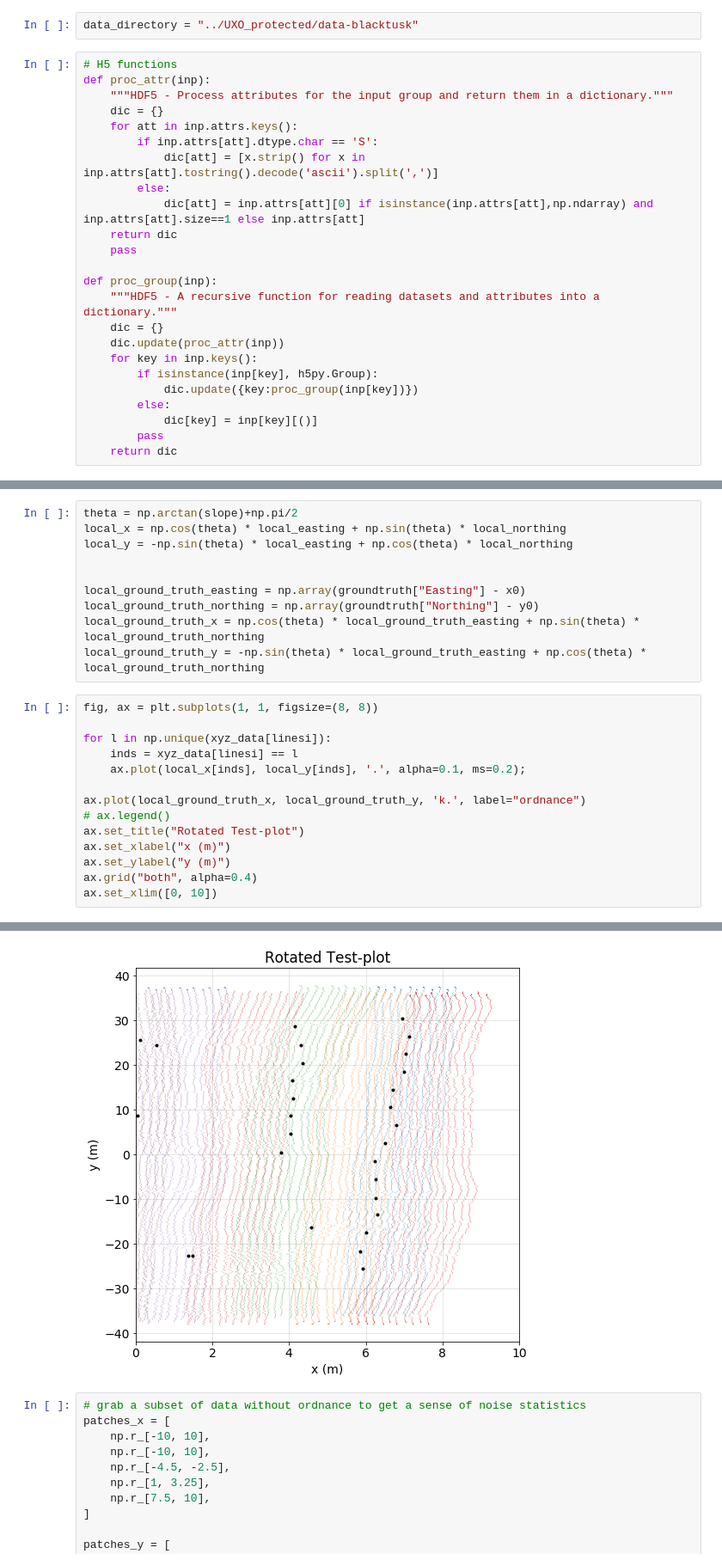
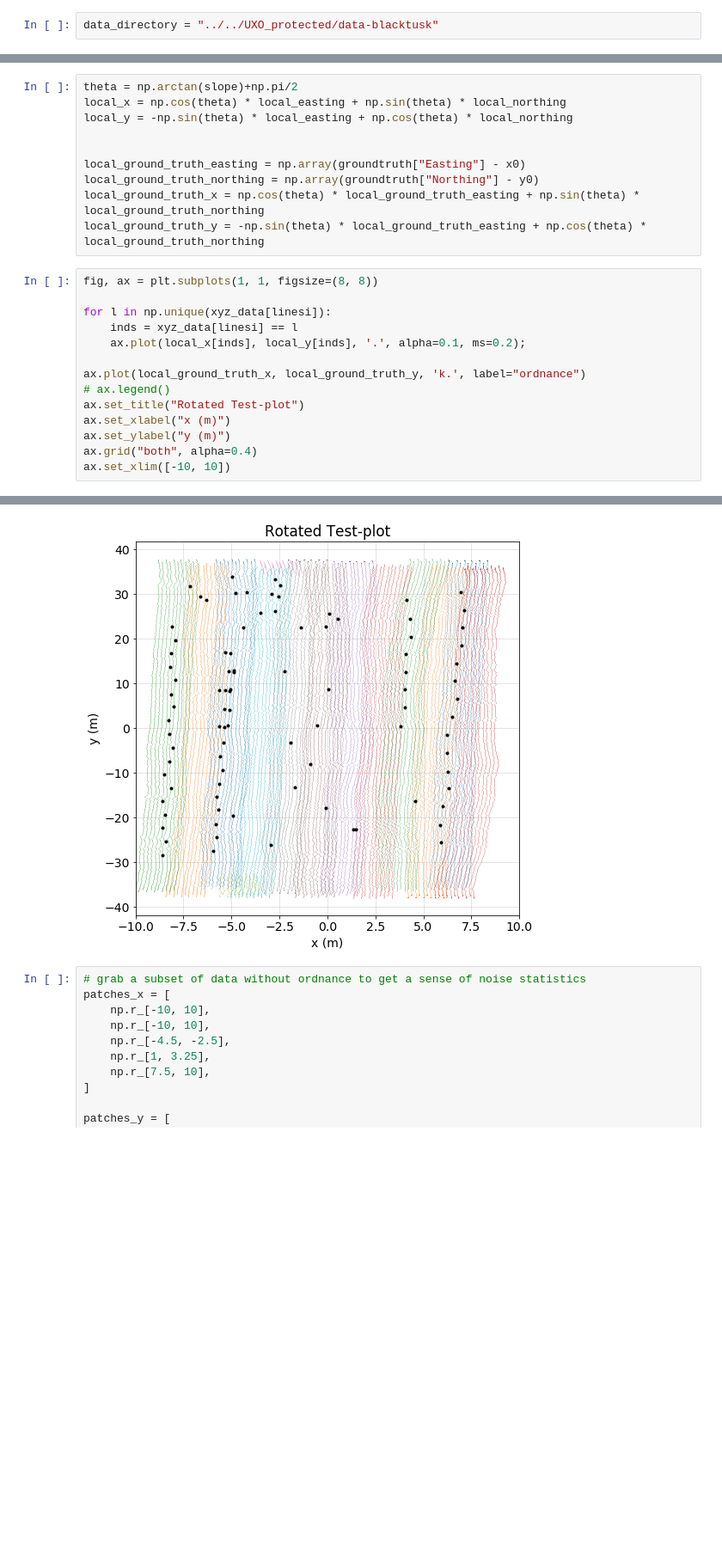
Before and after one commit to lheagy/uxo-workspace, a Jupyter notebook: plotting_test_data_and_noise.ipynb, the cells around one changed output, grey strips where cells are left out. Shown at 86% size. Drawn from its saved outputs; the diff is of its cells as text; blank space fills up the shorter version.

```diff
--- a/plotting_test_data.ipynb
+++ b/plotting_test_data_and_noise.ipynb
@@ -18,30 +27,6 @@ from matplotlib.colors import Normalize
 from matplotlib import rcParams
 rcParams["font.size"]=14
 # %%
-data_directory = "../UXO_protected/data-blacktusk"
+data_directory = "../../UXO_protected/data-blacktusk"
-# %%
-# H5 functions
-def proc_attr(inp):
-    """HDF5 - Process attributes for the input group and return them in a dictionary."""
-    dic = {}
-    for att in inp.attrs.keys():
-        if inp.attrs[att].dtype.char == 'S':
-            dic[att] = [x.strip() for x in inp.attrs[att].tostring().decode('ascii').split(',')]
-        else:
-            dic[att] = inp.attrs[att][0] if isinstance(inp.attrs[att],np.ndarray) and inp.attrs[att].size==1 else inp.attrs[att]
-    return dic
-    pass
-
-def proc_group(inp):
-    """HDF5 - A recursive function for reading datasets and attributes into a dictionary."""
-    dic = {}
-    dic.update(proc_attr(inp))
-    for key in inp.keys():
-        if isinstance(inp[key], h5py.Group):
-            dic.update({key:proc_group(inp[key])})
-        else:
-            dic[key] = inp[key][()]
-        pass
-    return dic
 # %%
 # Load the data file and read all data into a dictionary
@@ -377,5 +361,5 @@ ax.set_title("Rotated Test-plot")
 ax.set_xlabel("x (m)")
 ax.set_ylabel("y (m)")
 ax.grid("both", alpha=0.4)
-ax.set_xlim([0, 10])
+ax.set_xlim([-10, 10])
 # %% [output]
@@ -383,4 +367,4 @@ ax.set_xlim([0, 10])
-[figure, old version]
+[figure, new version]
 # %%
 # grab a subset of data without ordnance to get a sense of noise statistics
 patches_x = [
```
Also changed, not shown: parts of 19 cells of this notebook, 8 other files.
